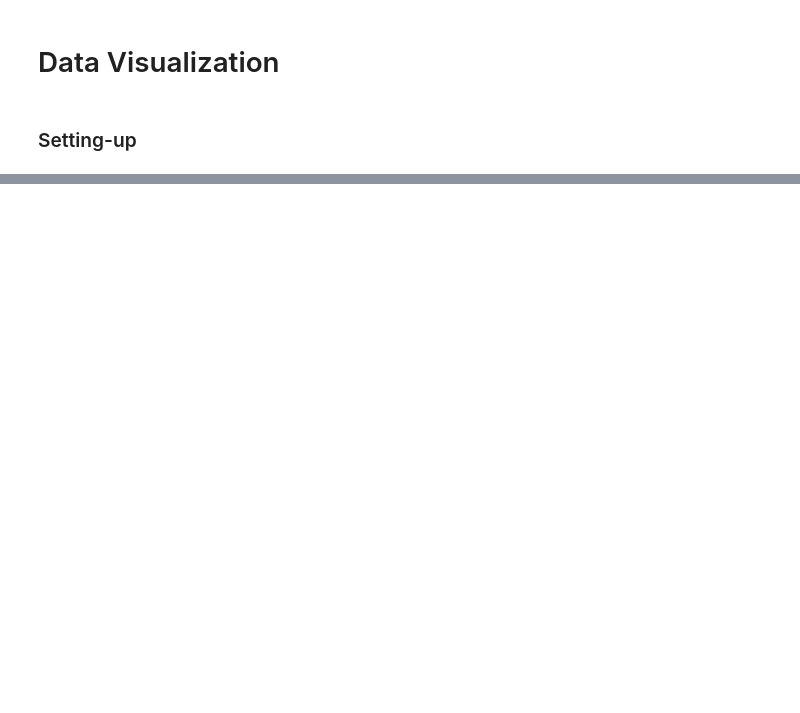
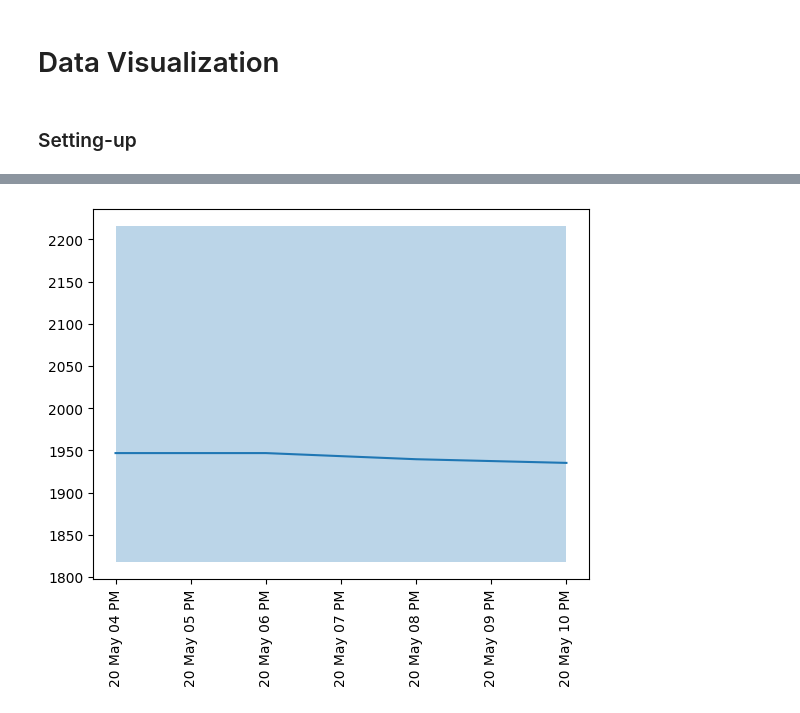
Before and after one commit to adelindonesia/project, a Jupyter notebook: second_version/data_cleaning/data_visualization.ipynb, the cells around one changed output, grey strips where cells are left out. Cells and saved outputs as stored; diff of their text form; code cells hidden in the pictures; blank space fills up the shorter version.

```diff
--- a/second_version/data_cleaning/data_visualization.ipynb
+++ b/second_version/data_cleaning/data_visualization.ipynb
@@ -34,0 +140,4 @@ sao_paulo.describe()
+# %%
+plot_df(df = lufthansa_air_sao)
+# %% [output]
+[figure, added]
```
Also changed, not shown: parts of 20 cells of this notebook, 10 other files.
